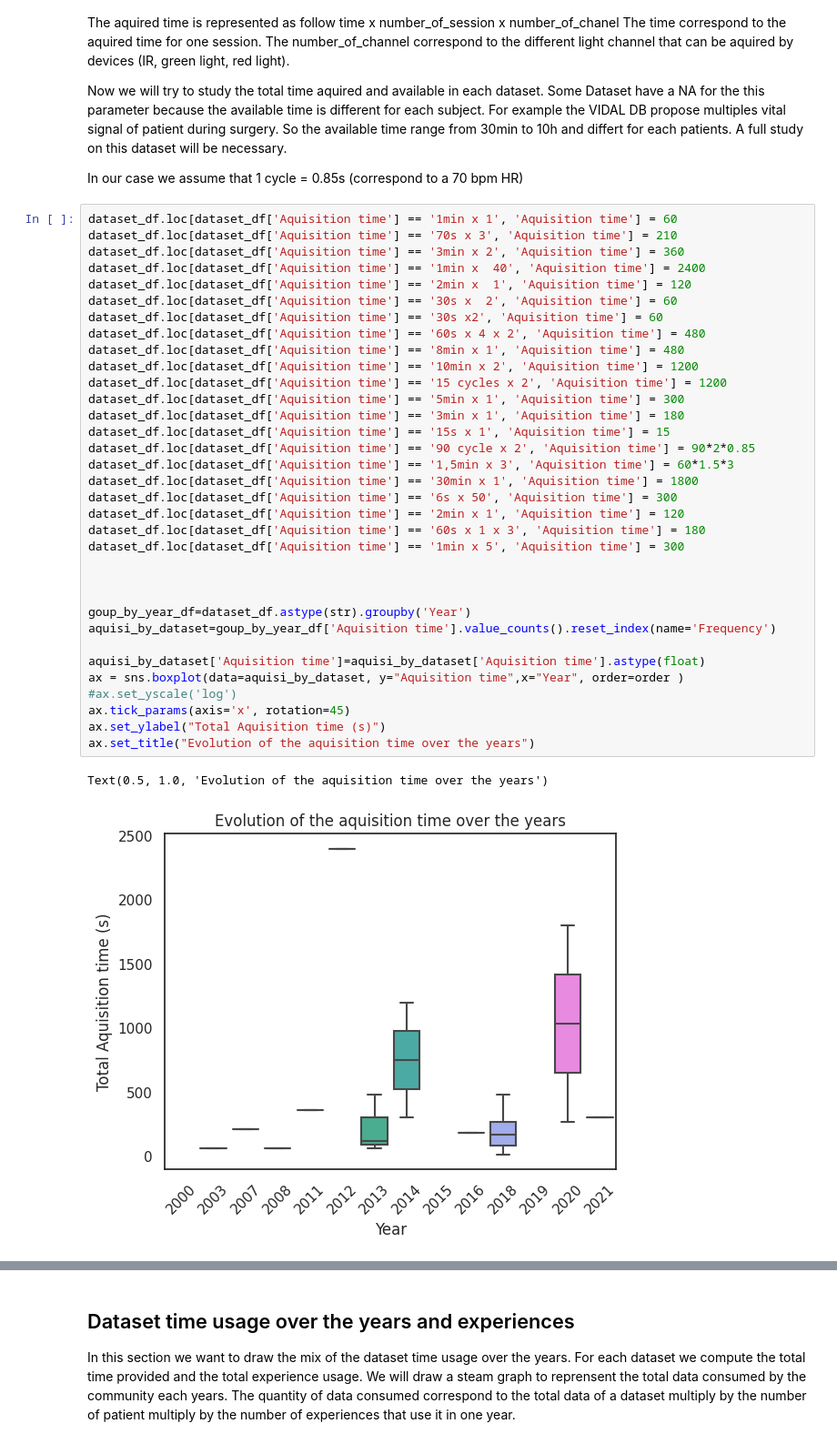
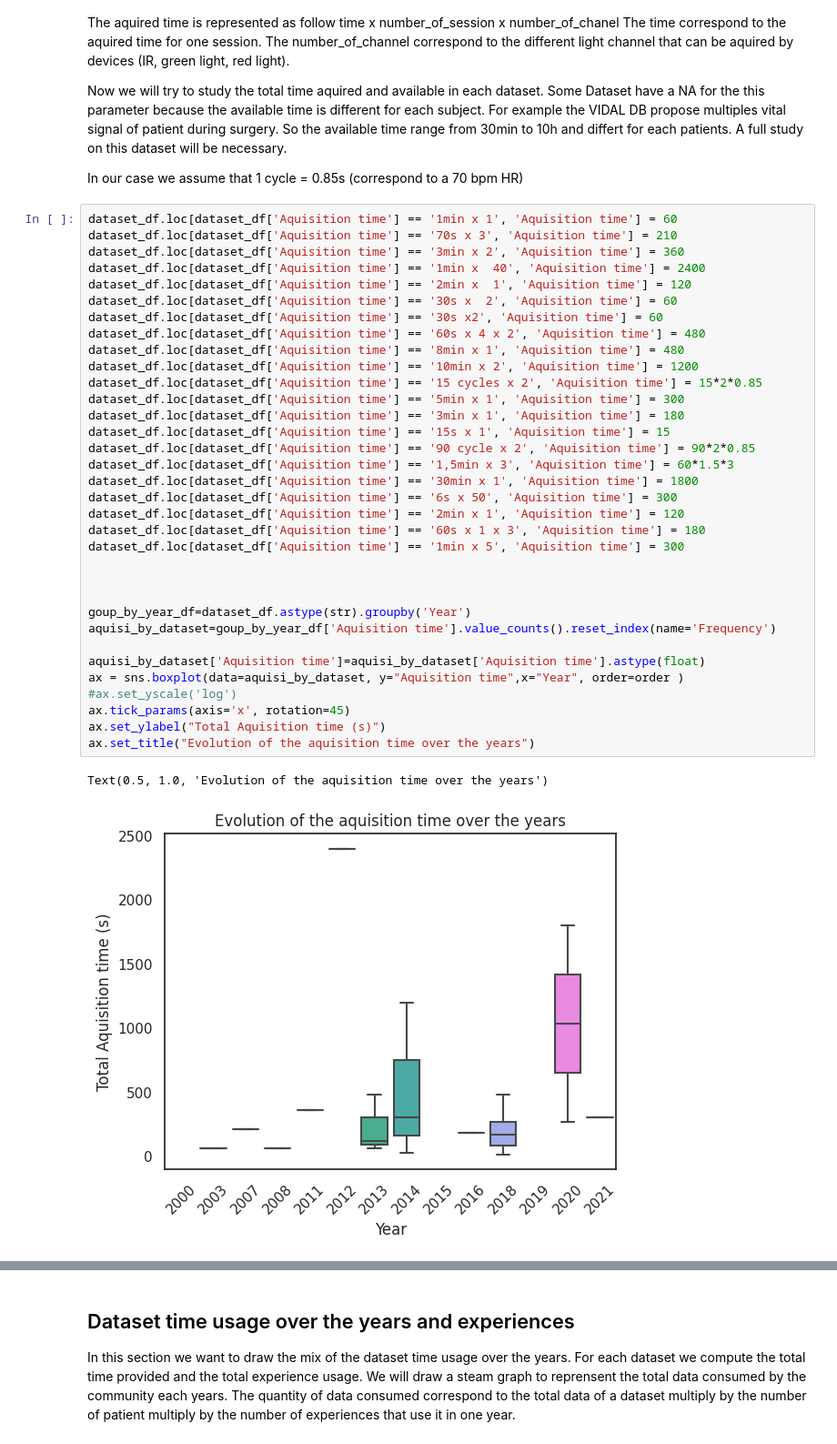
Before and after one commit to bvignau/PPG_SLR_dataset, a Jupyter notebook: dataset_stats.ipynb, the cells around one changed output, grey strips where cells are left out. Shown at 91% size. Drawn from its saved outputs; the diff is of its cells as text.

```diff
--- a/dataset_stats.ipynb
+++ b/dataset_stats.ipynb
@@ -344,35 +379,35 @@ dataset_df.loc[dataset_df['Aquisition time'] == '1min x  40', 'Aquisition time']
 dataset_df.loc[dataset_df['Aquisition time'] == '2min x  1', 'Aquisition time'] = 120
 dataset_df.loc[dataset_df['Aquisition time'] == '30s x  2', 'Aquisition time'] = 60
 dataset_df.loc[dataset_df['Aquisition time'] == '30s x2', 'Aquisition time'] = 60
 dataset_df.loc[dataset_df['Aquisition time'] == '60s x 4 x 2', 'Aquisition time'] = 480
 dataset_df.loc[dataset_df['Aquisition time'] == '8min x 1', 'Aquisition time'] = 480
 dataset_df.loc[dataset_df['Aquisition time'] == '10min x 2', 'Aquisition time'] = 1200
-dataset_df.loc[dataset_df['Aquisition time'] == '15 cycles x 2', 'Aquisition time'] = 1200
+dataset_df.loc[dataset_df['Aquisition time'] == '15 cycles x 2', 'Aquisition time'] = 15*2*0.85
 dataset_df.loc[dataset_df['Aquisition time'] == '5min x 1', 'Aquisition time'] = 300
 dataset_df.loc[dataset_df['Aquisition time'] == '3min x 1', 'Aquisition time'] = 180
 dataset_df.loc[dataset_df['Aquisition time'] == '15s x 1', 'Aquisition time'] = 15
 dataset_df.loc[dataset_df['Aquisition time'] == '90 cycle x 2', 'Aquisition time'] = 90*2*0.85
 dataset_df.loc[dataset_df['Aquisition time'] == '1,5min x 3', 'Aquisition time'] = 60*1.5*3
 dataset_df.loc[dataset_df['Aquisition time'] == '30min x 1', 'Aquisition time'] = 1800
 dataset_df.loc[dataset_df['Aquisition time'] == '6s x 50', 'Aquisition time'] = 300
 dataset_df.loc[dataset_df['Aquisition time'] == '2min x 1', 'Aquisition time'] = 120
 dataset_df.loc[dataset_df['Aquisition time'] == '60s x 1 x 3', 'Aquisition time'] = 180
 dataset_df.loc[dataset_df['Aquisition time'] == '1min x 5', 'Aquisition time'] = 300
 
 
 
 goup_by_year_df=dataset_df.astype(str).groupby('Year')
 aquisi_by_dataset=goup_by_year_df['Aquisition time'].value_counts().reset_index(name='Frequency')
 
 aquisi_by_dataset['Aquisition time']=aquisi_by_dataset['Aquisition time'].astype(float)
 ax = sns.boxplot(data=aquisi_by_dataset, y="Aquisition time",x="Year", order=order )
 #ax.set_yscale('log')
 ax.tick_params(axis='x', rotation=45)
 ax.set_ylabel("Total Aquisition time (s)")
 ax.set_title("Evolution of the aquisition time over the years")
 # %% [output]
 Text(0.5, 1.0, 'Evolution of the aquisition time over the years')
-[figure, old version]
+[figure, new version]
 # %%
 goup_by_year_df_float=aquisi_by_dataset.groupby('Year')
 goup_by_year_df_float.describe()
```
Also changed, not shown: parts of 26 cells of this notebook, 16 other files.
